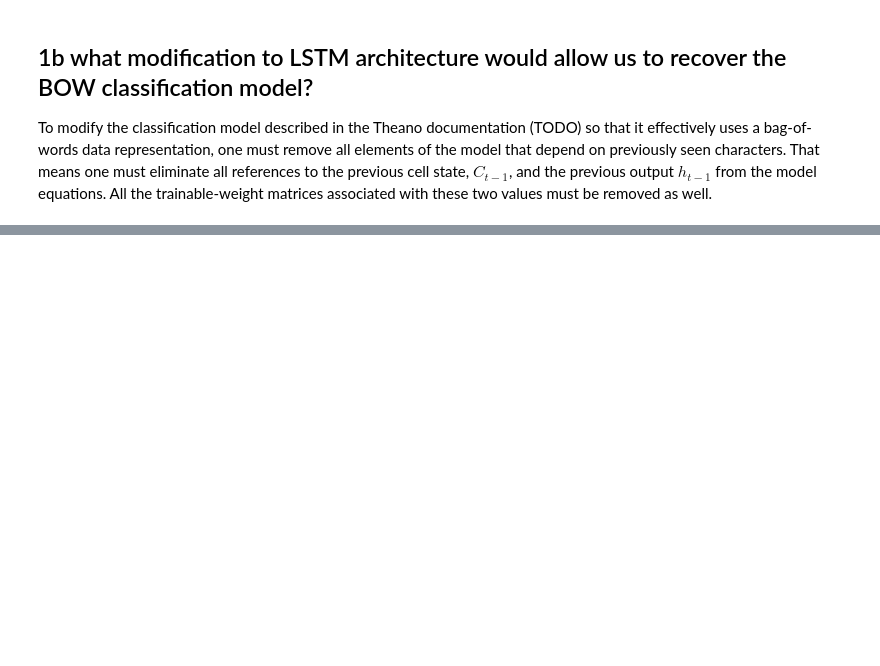
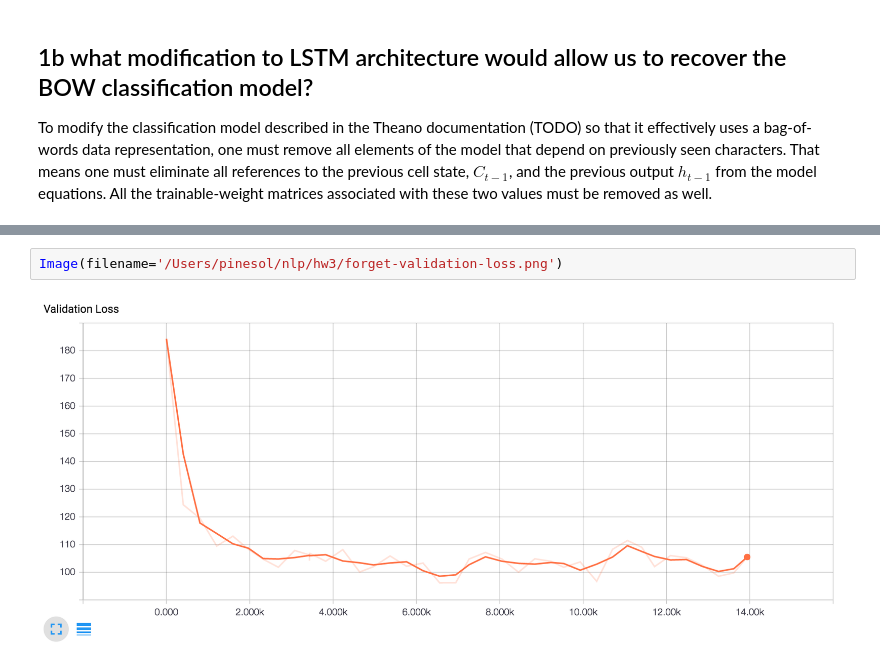
Before and after one commit to pinesol/nlp, a Jupyter notebook: hw3/Homework 3.ipynb, the cells around one changed output, grey strips where cells are left out. Drawn from its saved outputs; the diff is of its cells as text; blank space fills up the shorter version.

```diff
--- a/hw3/Homework 3.ipynb
+++ b/hw3/Homework 3.ipynb
@@ -15,0 +49,4 @@ To modify the classification model described in the Theano documentation (TODO)
+# %%
+Image(filename='/Users/pinesol/nlp/hw3/forget-validation-loss.png')
+# %% [output]
+[figure, added]
```
Also changed, not shown: parts of 16 cells of this notebook.
